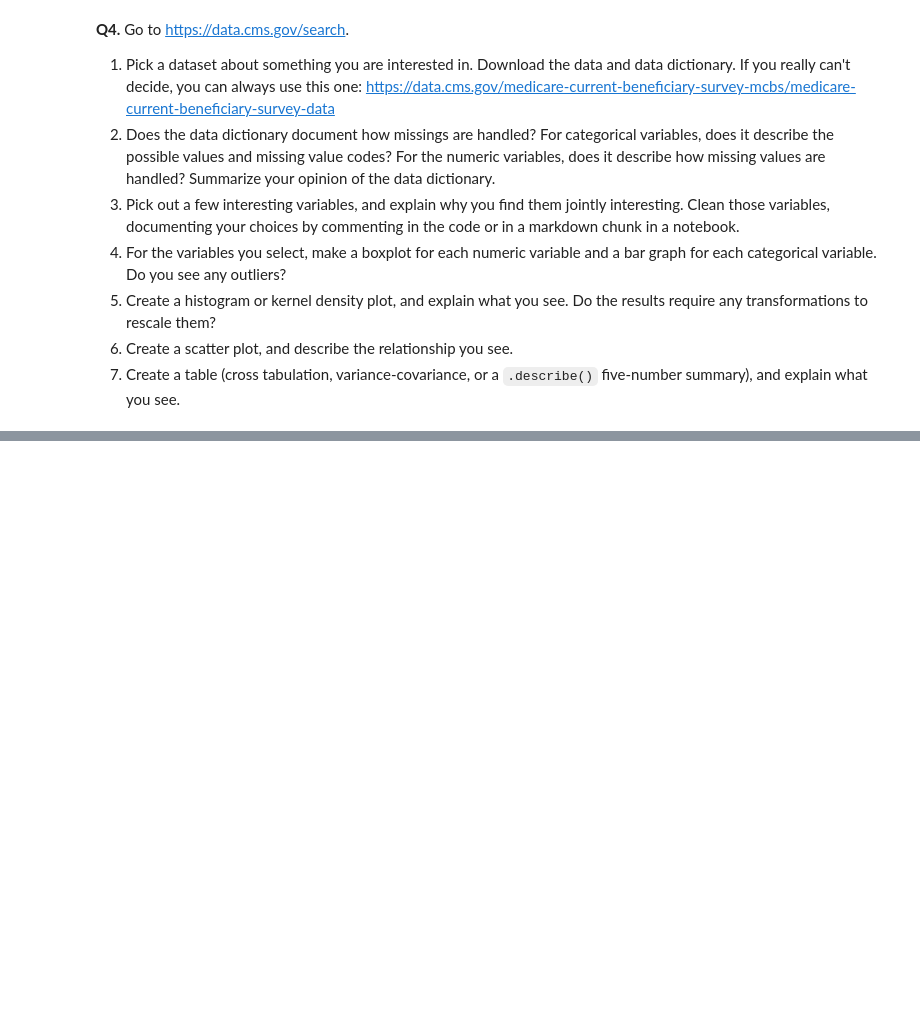
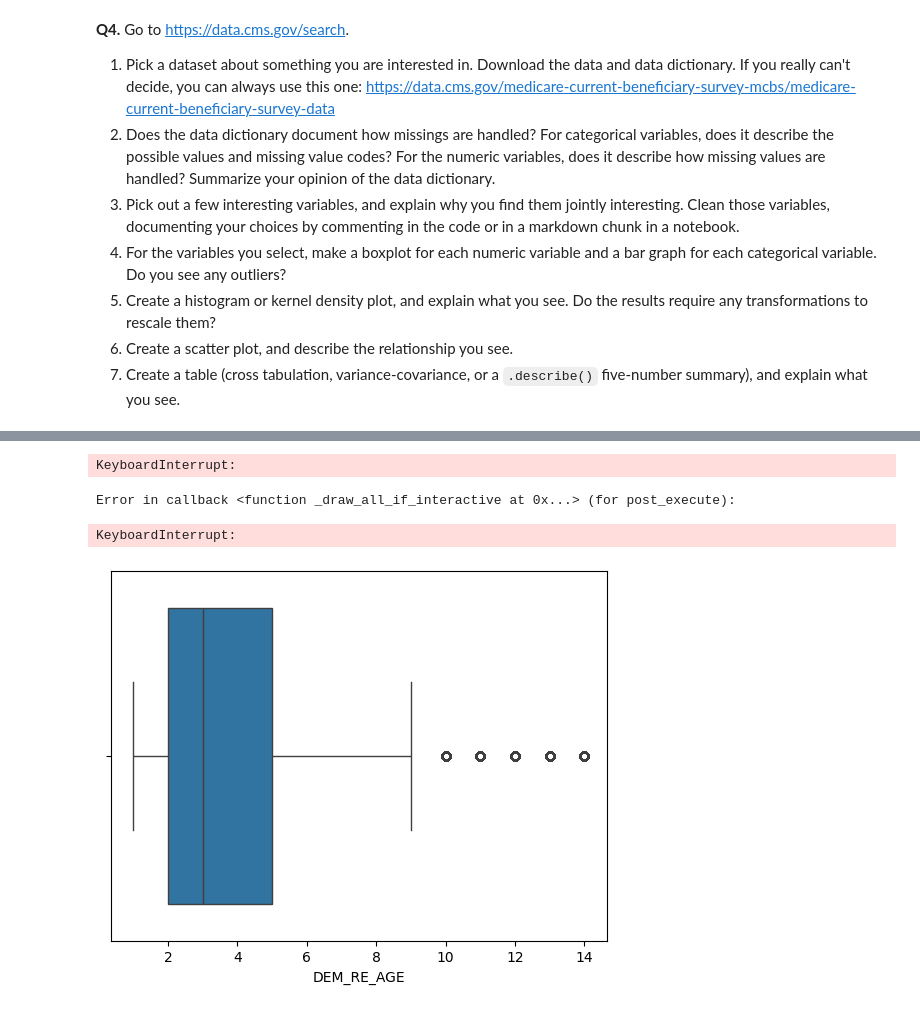
Before and after one commit to annikarichardson2024/HW3, a Jupyter notebook: assignment-2.ipynb, the cells around one changed output, grey strips where cells are left out. Cells and saved outputs as stored; diff of their text form; code cells hidden in the pictures; blank space fills up the shorter version.

```diff
--- a/assignment-2.ipynb
+++ b/assignment-2.ipynb
@@ -191,4 +191,4 @@ For some context, the Federal government ultimately spent about $4.4 trillion in
 # %%
 # PART 1
 import pandas as pd
-df = pd.read_csv('puf2021_1_fall.csv')
+df = pd.read_csv('https://raw.githubusercontent.com/annikarichardson2024/HW3/main/puf2021_1_fall.csv')
@@ -203,9 +201,9 @@ FileNotFoundError: [Errno 2] No such file or directory: 'puf2021_1_fall.csv'
 # %%
 # PART 3
 
-# some variables that I found interesting were highest grade completed and marital status
+# some variables that I found interesting were marital status and the race/ethnicity age group of participants
 # and how those variables could potentially have an impact on the rest of this medical-related date
-# both are categorical variables
+# both are categorical variables but ethnicity age group has many more catagories
 
 RemOutlier = df['DEM_MARSTA']
 RemOutlier = RemOutlier.replace(['R'],'UNKNOWN') #mark unclear values
@@ -213,8 +211,8 @@ df['DEM_MARSTA'] = RemOutlier
 del RemOutlier
 df['DEM_MARSTA'].value_counts()
 
-RemOutlier2 = df['DEM_INCSRCE']
-RemOutlier2 = RemOutlier2.replace(['.', '1'],'UNKNOWN') #mark unclear values
-df['DEM_INCSRCE'] = RemOutlier2
+RemOutlier2 = df['DEM_RE_AGE']
+RemOutlier2 = RemOutlier2.replace(['12','13', '14'],'UNKNOWN') #mark unclear values
+df['DEM_RE_AGE'] = RemOutlier2
 del RemOutlier2
-df['DEM_INCSRCE'].value_counts()
+df['DEM_RE_AGE'].value_counts()
@@ -221,8 +235,16 @@ df['DEM_INCSRCE'].value_counts()
 # %%
 # PART 4
+import seaborn as sns
+sns.boxplot(data=df,x='DEM_RE_AGE')
+# There are a few outliers here represented in the categories for inidividuals not falling
+# into one of the given options for race.
 
-sns.barplot(data=df,x='DEM_MARSTA')
-sns.barplot(data=df,x='DEM_INCSRCE')
+df.plot.bar(x='DEM_INCSRCE')
+# %% [output]
+KeyboardInterrupt:
+Error in callback <function _draw_all_if_interactive at 0x...> (for post_execute):
+KeyboardInterrupt:
+[figure, added]
 # %%
 # PART 5
 # histogram analyzing race and ethnicity along with age group
```
Also changed, not shown: parts of 5 cells of this notebook.
